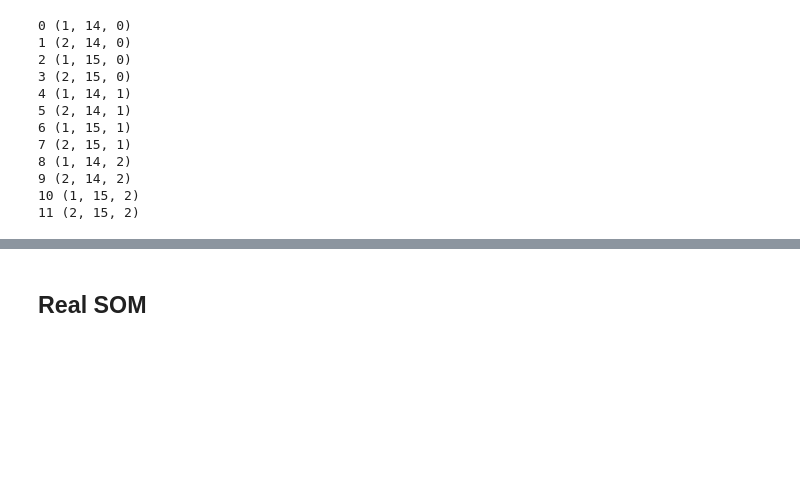
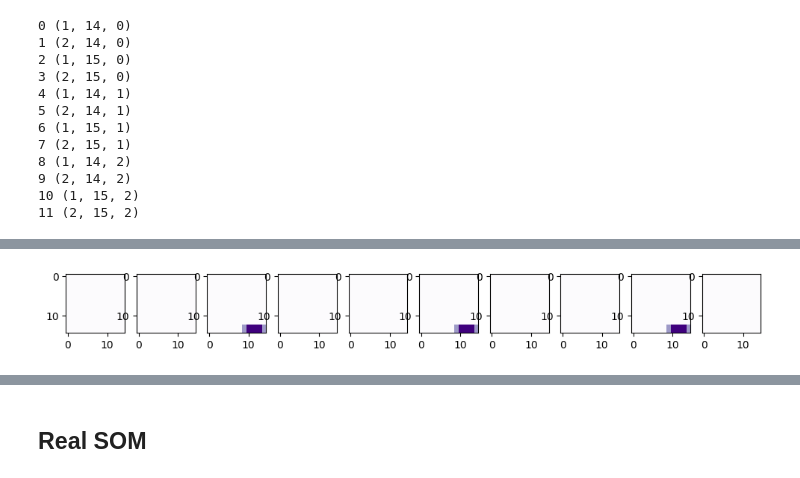
Before and after one commit to mikolasan/ai_sandbox, a Jupyter notebook: arc/hierarchical_som.ipynb, the cells around one changed output, grey strips where cells are left out. Saved outputs shown, nothing was run; the diff lists cells and outputs as text; code cells hidden in the pictures; blank space fills up the shorter version.

Commit message:
Viz new training

```diff
--- a/arc/hierarchical_som.ipynb
+++ b/arc/hierarchical_som.ipynb
@@ -574,0 +710,93 @@ plt.show()
+# %%
+# create / reset the network
+neurons = []
+
+for h in range(column_height):
+    neurons.append([])
+    for x in range(field_width):
+        for y in range(field_height):
+            neuron = NeuronWithThreshold(
+                (x, y, h),
+                field_height=field_height,
+                field_width=field_width,
+                column_height=column_height,
+                column_width=column_width,
+                n_dendrites=n_dendrites,
+                n_synapses=n_synapses,
+                threshold=0.2
+            )
+            neurons[h].append(neuron)
+
+# train
+# for k in range(K):
+#     input_data = [ input_saccades[k] ]
+
+#     for h in range(column_height):
+#         # forward
+#         y_total = torch.zeros(column_height, field_width, field_height)
+
+#         for n in neurons[h]:
+#             xx = input_data[h][n.pos[0], n.pos[1]]
+#             y = n.forward(xx)
+#             for i in range(y.shape[1]):
+#                 p = n.i_to_neuron_pos(i)
+#                 if p[0] < 0 or p[0] >= field_width or p[1] < 0 or p[1] >= field_height:
+#                     continue
+#                 y_total[p[2], p[0], p[1]] += y[0,i]
+
+#         input_data.append(y_total[h])
+
+#         # update
+#         for n in neurons[h]:
+#             xx = input_data[h][n.pos[0], n.pos[1]]
+#             yy = torch.zeros(1, n_column_neurons)
+#             for i in range(n_column_neurons):
+#                 p = n.i_to_neuron_pos(i)
+#                 if p[0] < 0 or p[0] >= field_width or p[1] < 0 or p[1] >= field_height:
+#                     continue
+#                 yy[0, i] = y_total[p[2], p[0], p[1]]
+
+#             n.update_weights(xx, yy)
+
+# test
+test_data = input_saccades[0]
+
+y_total = torch.zeros(column_height, field_width, field_height)
+y_copies = []
+n_spike_train = 10
+
+for t in range(n_spike_train):
+    for n in neurons[0]:
+        xx = test_data[n.pos[0], n.pos[1]]
+        y = n.forward(xx)
+        for i in range(y.shape[1]):
+            p = n.i_to_neuron_pos(i)
+            if p[0] < 0 or p[0] >= field_width or p[1] < 0 or p[1] >= field_height:
+                continue
+            y_total[p[2], p[0], p[1]] += y[0,i]
+    y_copies.append(y_total.clone().detach())
+    if y_total.sum() > 0.0:
+        # reset values
+        y_total = torch.zeros(column_height, field_width, field_height)
+        for n in neurons[0]:
+            n.reset()
+
+# plt.figure(figsize=(4, 4))
+# x_mat = plt.imshow(torch.mean(y_total, dim=0), cmap=cm.coolwarm)
+# # x_mat = plt.imshow(y_total[2,:,:], cmap=cm.coolwarm)
+# plt.colorbar(x_mat)
+# plt.title("Activation on layer 3")
+# plt.tight_layout()
+# plt.show()
+
+
+fig, axs = plt.subplots(1, n_spike_train, figsize=(12, 6))
+for i in range(1):
+    for j in range(n_spike_train):
+        axs[j].imshow(torch.mean(y_copies[j], dim=0), cmap=cm.Purples)
+        # axs[j].imshow(y_copies[j][0], cmap=cm.Purples)
+
+# plt.tight_layout()
+plt.show()
+# %% [output]
+[figure, added]
```
Also changed, not shown: parts of 24 cells of this notebook, 3 other files.
